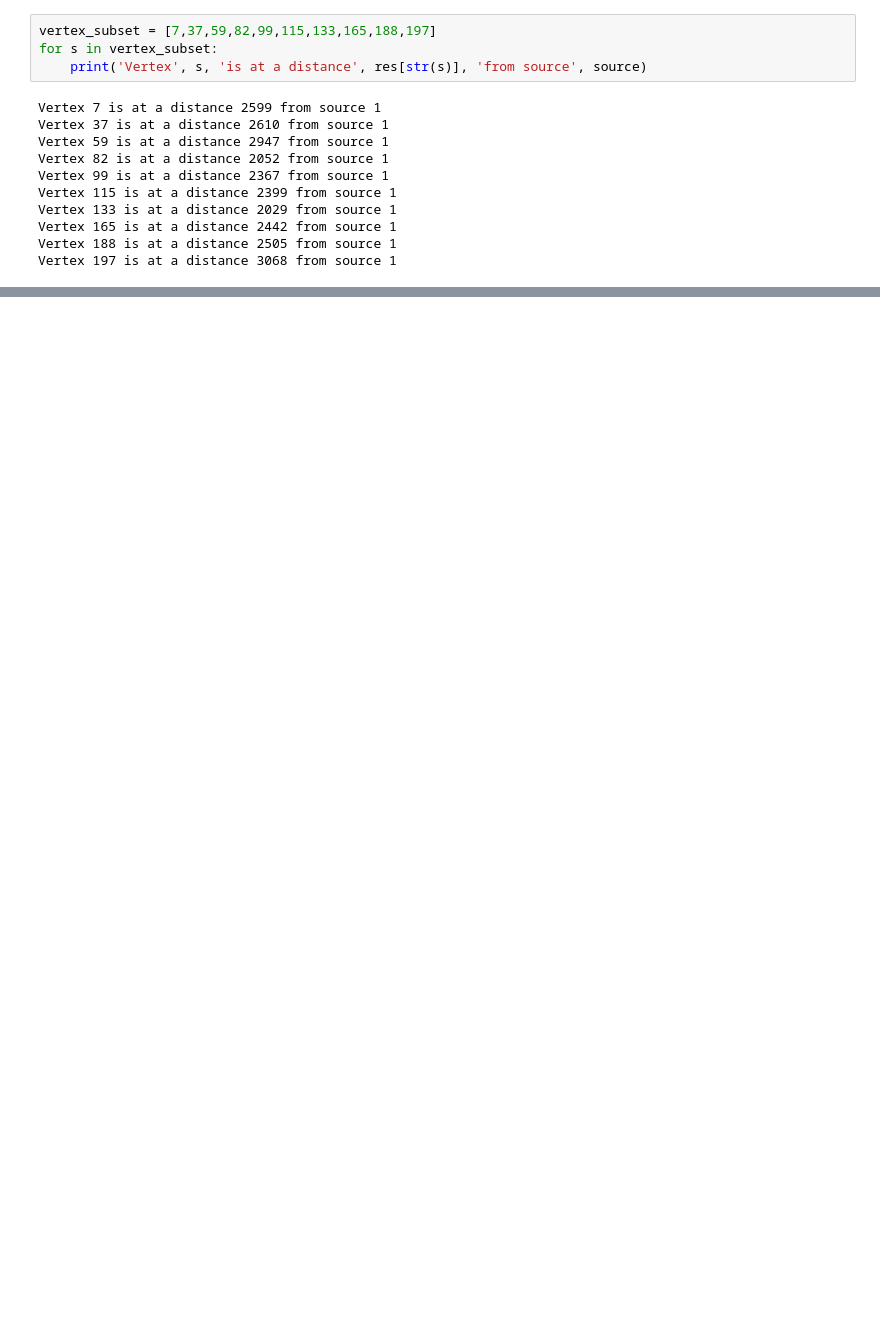
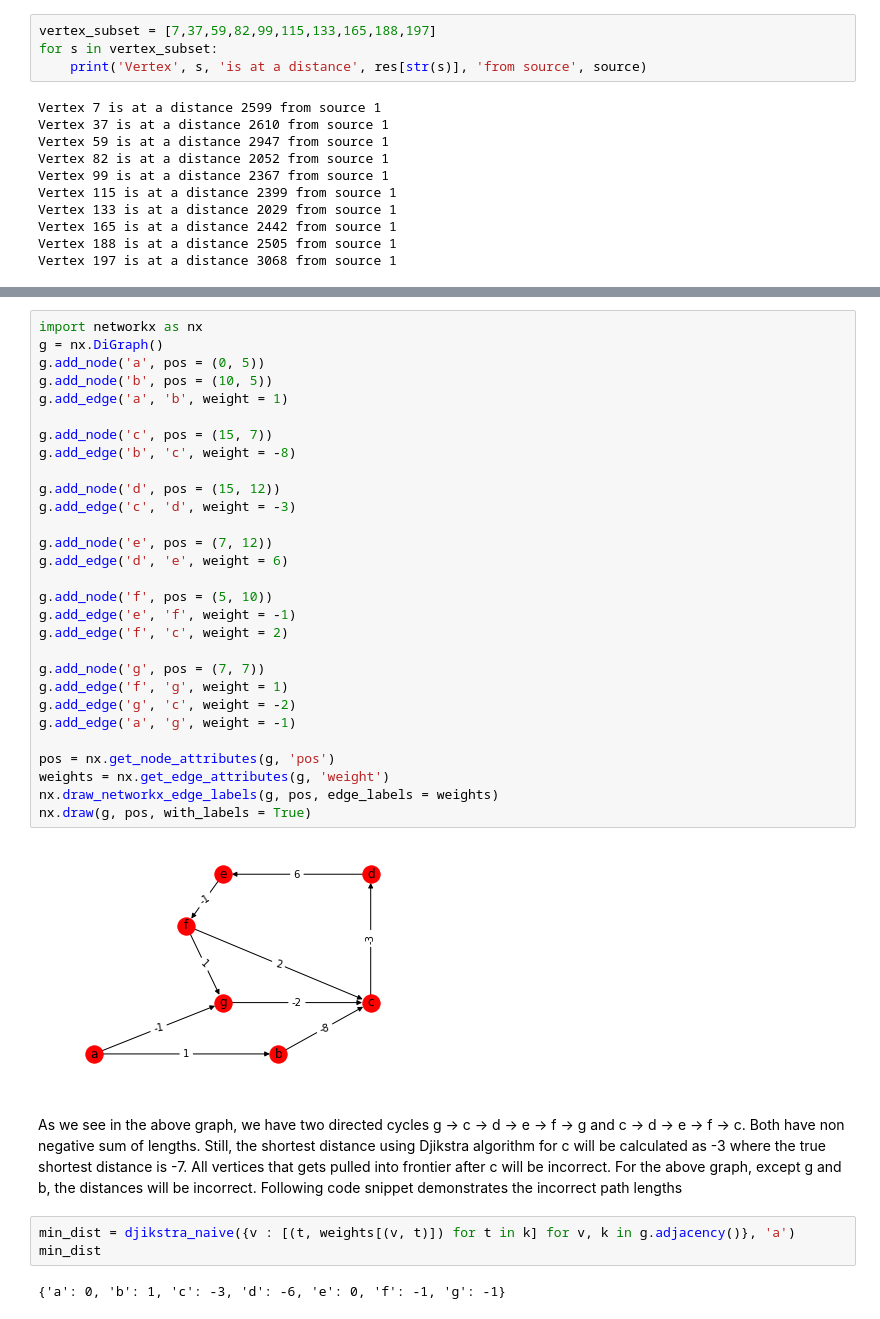
Before and after one commit to amolnayak311/algorithms-illuminated, a Jupyter notebook: Part 2, Graph Algorithms and Data Structures/9. Dijkstra's Shortest Path Algorithm.ipynb, the cells around one changed output, grey strips where cells are left out. Cells and saved outputs as stored; diff of their text form; blank space fills up the shorter version.

Commit message:
Test your understanding for Djikstra Algorithm

```diff
--- a/Part 2, Graph Algorithms and Data Structures/9. Dijkstra's Shortest Path Algorithm.ipynb
+++ b/Part 2, Graph Algorithms and Data Structures/9. Dijkstra's Shortest Path Algorithm.ipynb
@@ -207,0 +246,39 @@ We will not look at why the algorithm is correct.
+# %%
+import networkx as nx
+g = nx.DiGraph()
+g.add_node('a', pos = (0, 5))
+g.add_node('b', pos = (10, 5))
+g.add_edge('a', 'b', weight = 1)
+
+g.add_node('c', pos = (15, 7))
+g.add_edge('b', 'c', weight = -8)
+
+g.add_node('d', pos = (15, 12))
+g.add_edge('c', 'd', weight = -3)
+
+g.add_node('e', pos = (7, 12))
+g.add_edge('d', 'e', weight = 6)
+
+g.add_node('f', pos = (5, 10))
+g.add_edge('e', 'f', weight = -1)
+g.add_edge('f', 'c', weight = 2)
+
+g.add_node('g', pos = (7, 7))
+g.add_edge('f', 'g', weight = 1)
+g.add_edge('g', 'c', weight = -2)
+g.add_edge('a', 'g', weight = -1)
+
+pos = nx.get_node_attributes(g, 'pos')
+weights = nx.get_edge_attributes(g, 'weight')
+nx.draw_networkx_edge_labels(g, pos, edge_labels = weights)
+nx.draw(g, pos, with_labels = True)
+# %% [output]
+[figure, added]
+# %% [markdown]
+
+As we see in the above graph, we have two directed cycles g -> c -> d -> e -> f -> g and c -> d -> e -> f -> c. Both have non negative sum of lengths. Still, the shortest distance using Djikstra algorithm for c will be calculated as -3 where the true shortest distance is -7. All vertices that gets pulled into frontier after c will be incorrect. For the above graph, except g and b, the distances will be incorrect. Following code snippet demonstrates the incorrect path lengths
+# %%
+min_dist = djikstra_naive({v : [(t, weights[(v, t)]) for t in k] for v, k in g.adjacency()}, 'a')
+min_dist
+# %% [output]
+{'a': 0, 'b': 1, 'c': -3, 'd': -6, 'e': 0, 'f': -1, 'g': -1}
```
Also changed, not shown: parts of 4 cells of this notebook.
